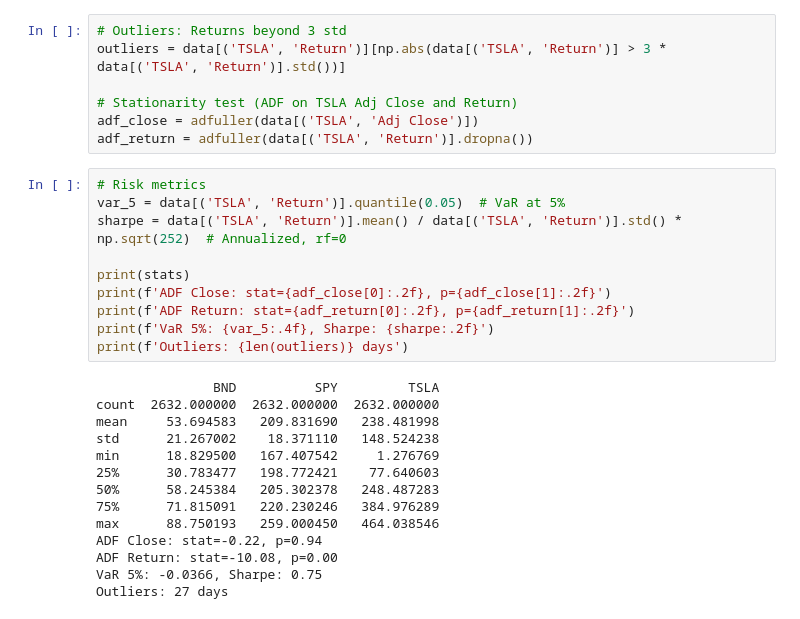
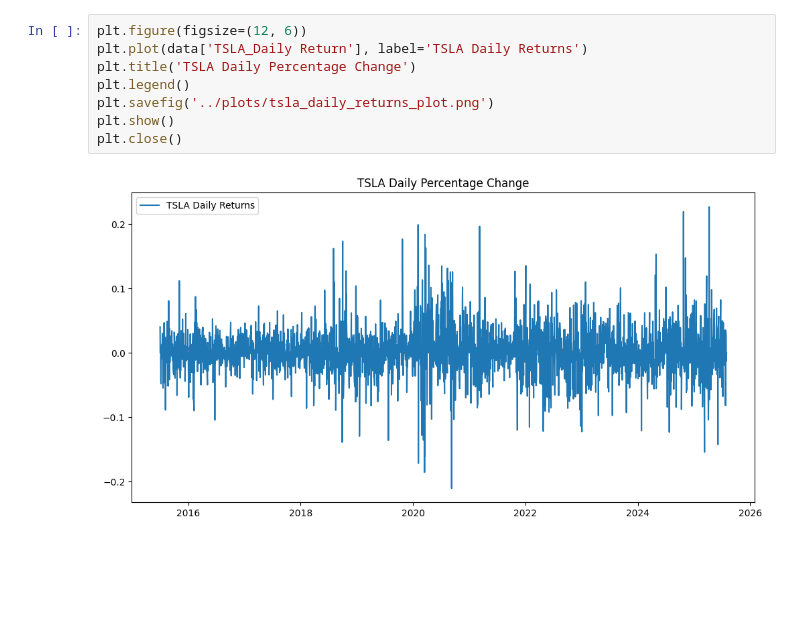
Before and after one commit to smucav/FinSightAI, a Jupyter notebook: notebooks/preprocess_eda.ipynb, the cells around one changed output. Saved outputs shown, nothing was run; the diff lists cells and outputs as text; blank space fills up the shorter version.

```diff
--- a/notebooks/preprocess_eda.ipynb
+++ b/notebooks/preprocess_eda.ipynb
@@ -84,31 +107,10 @@ plt.savefig('/content/drive/MyDrive/FinSightAI/plots/volatility.png')
-# %%
-# Outliers: Returns beyond 3 std
-outliers = data[('TSLA', 'Return')][np.abs(data[('TSLA', 'Return')] > 3 * data[('TSLA', 'Return')].std())]
-
-# Stationarity test (ADF on TSLA Adj Close and Return)
-adf_close = adfuller(data[('TSLA', 'Adj Close')])
-adf_return = adfuller(data[('TSLA', 'Return')].dropna())
-# %%
-# Risk metrics
-var_5 = data[('TSLA', 'Return')].quantile(0.05)  # VaR at 5%
-sharpe = data[('TSLA', 'Return')].mean() / data[('TSLA', 'Return')].std() * np.sqrt(252)  # Annualized, rf=0
-
-print(stats)
-print(f'ADF Close: stat={adf_close[0]:.2f}, p={adf_close[1]:.2f}')
-print(f'ADF Return: stat={adf_return[0]:.2f}, p={adf_return[1]:.2f}')
-print(f'VaR 5%: {var_5:.4f}, Sharpe: {sharpe:.2f}')
-print(f'Outliers: {len(outliers)} days')
-# %% [output]
-               BND          SPY         TSLA
-count  2632.000000  2632.000000  2632.000000
-mean     53.694583   209.831690   238.481998
-std      21.267002    18.371110   148.524238
-min      18.829500   167.407542     1.276769
-25%      30.783477   198.772421    77.640603
-50%      58.245384   205.302378   248.487283
-75%      71.815091   220.230246   384.976289
-max      88.750193   259.000450   464.038546
-ADF Close: stat=-0.22, p=0.94
-ADF Return: stat=-10.08, p=0.00
-VaR 5%: -0.0366, Sharpe: 0.75
-Outliers: 27 days
+# %%
+plt.figure(figsize=(12, 6))
+plt.plot(data['TSLA_Daily Return'], label='TSLA Daily Returns')
+plt.title('TSLA Daily Percentage Change')
+plt.legend()
+plt.savefig('../plots/tsla_daily_returns_plot.png')
+plt.show()
+plt.close()
+# %% [output]
+[figure, added]
```
Also changed, not shown: parts of 10 cells of this notebook.
